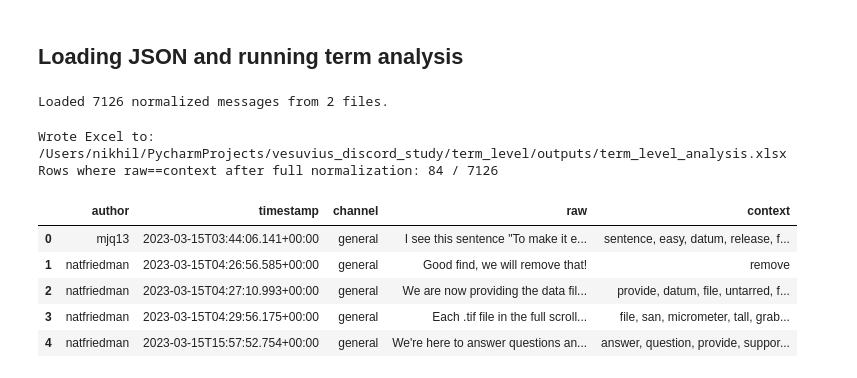
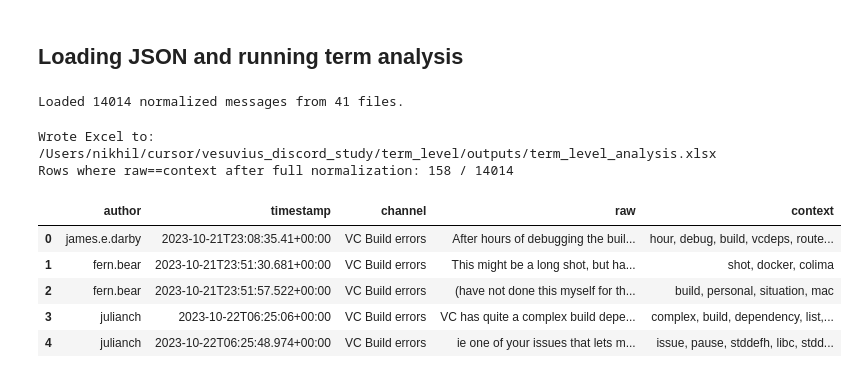
Before and after one commit to akulanikhil/vesuvius_discord_study, a Jupyter notebook: term_level/term_level_streamlined.ipynb, the cells around one changed output. Cells and saved outputs as stored; diff of their text form; code cells hidden in the pictures.

```diff
--- a/term_level/term_level_streamlined.ipynb
+++ b/term_level/term_level_streamlined.ipynb
@@ -136,29 +164,22 @@ def clean_text(text: str) -> str:
 # %%
 def doc_to_tokens(doc_text: str, nlp, stopwords: Set[str]) -> List[str]:
-    t = clean_text(doc_text)
+    t = preprocess_text(doc_text)
     if not t:
         return []
-    t = t.lower()  # lowercase before spaCy to stabilize POS/lemmatization
-    sp = nlp(t)
-    toks = []
-    for token in sp:
-        if cfg.keep_only_alpha and not token.text.isalpha():
+
+    tokens = []
+    for tok in t.split():
+        # partner keeps only alpha tokens
+        if not tok.isalpha():
             continue
-        if cfg.remove_numbers and any(ch.isdigit() for ch in token.text):
-            continue
-        raw = token.text.lower() if cfg.lowercase else token.text
-        norm = token.lemma_.lower() if (cfg.use_lemma and token.lemma_) else raw
-        if contains_greek(norm):
-            norm = "GREEK_LETTERS"  # keep uppercase on purpose
-        if len(norm) < cfg.min_token_len:
-            continue
-        if norm in stopwords:
-            continue
-        toks.append(norm)
-    return toks
 
-def docs_to_token_lists(texts: Iterable[str]) -> List[List[str]]:
-    return [doc_to_tokens(t, nlp, STOPWORDS) for t in texts]
+        # Greek detection should be on raw token text
+        if contains_greek(tok):
+            tokens.append("[GREEK_LANGUAGE]")
+        else:
+            tokens.append(tok)
+
+    return tokens
 # %%
 def bigrams_from_tokens_per_doc(tokens_per_doc: List[List[str]]) -> List[List[Tuple[str,str]]]:
     bigram_docs = []
@@ -225,6 +246,9 @@ def analyze_corpus(docs, top_k=5000, output_dir="/Users/nikhil/PycharmProjects/v
 # %%
 import json
 import os
+import spacy
+
+nlp = spacy.load("en_core_web_sm")
 
 def load_json_records_with_tokens(folder: str) -> List[Dict]:
     records = []
@@ -263,51 +287,51 @@ def load_json_records_with_tokens(folder: str) -> List[Dict]:
     print(f"Loaded {len(records)} normalized messages from {len(files)} files.")
     return records
 
-records = load_json_records_with_tokens("/Users/nikhil/PycharmProjects/vesuvius_discord_study/term_level/filtered_JSON")
+records = load_json_records_with_tokens("/Users/nikhil/cursor/vesuvius_discord_study/term_level/filtered_JSON_all")
 docs_tokens = [r["tokens"] for r in records]  # pretokenized
 # %% [output]
-Loaded 7126 normalized messages from 2 files.
+Loaded 14014 normalized messages from 41 files.
 # %%
 import pandas as pd
 import os
 
-results = analyze_corpus(docs_tokens, top_k=1000, output_dir="/Users/nikhil/PycharmProjects/vesuvius_discord_study/term_level/outputs", pretokenized=True)
+results = analyze_corpus(docs_tokens, top_k=1000, output_dir="/Users/nikhil/cursor/vesuvius_discord_study/term_level/outputs", pretokenized=True)
 
 
 # Build the cleaned-messages DataFrame
 df_msgs = pd.DataFrame(
     [{k: r[k] for k in ["author","timestamp","channel","raw","context"]} for r in records],
     columns=["author","timestamp","channel","raw","context"]
 )
-output_dir="/Users/nikhil/PycharmProjects/vesuvius_discord_study/term_level/outputs"
+output_dir="/Users/nikhil/cursor/vesuvius_discord_study/term_level/outputs"
 xlsx_path = os.path.join(output_dir, "term_level_analysis.xlsx")
 
 # Choose an engine
 engine = None
 try:
     import xlsxwriter  # noqa
     engine = "xlsxwriter"
 except Exception:
     engine = "openpyxl"
 
 with pd.ExcelWriter(xlsx_path, engine=engine) as writer:
     results["unigrams"].to_excel(writer, sheet_name="unigrams", index=False)
     results["bigrams"].to_excel(writer,  sheet_name="bigrams",  index=False)
     results["bigrams_mi"].to_excel(writer, sheet_name="bigrams_mi", index=False)
     df_msgs.to_excel(writer, sheet_name="messages_cleaned", index=False)
 
 print("Wrote Excel to:", xlsx_path)
 
 # Quick sanity check: how many rows remained identical after FULL normalization?
 same = (df_msgs["raw"] == df_msgs["context"]).sum()
 print(f"Rows where raw==context after full normalization: {same} / {len(df_msgs)}")
 df_msgs.head(5)
 # %% [output]
-Wrote Excel to: /Users/nikhil/PycharmProjects/vesuvius_discord_study/term_level/outputs/term_level_analysis.xlsx
-Rows where raw==context after full normalization: 84 / 7126
+Wrote Excel to: /Users/nikhil/cursor/vesuvius_discord_study/term_level/outputs/term_level_analysis.xlsx
+Rows where raw==context after full normalization: 158 / 14014
 |  | author | timestamp | channel | raw | context |
-| 0 | mjq13 | 2023-03-15T03:44:06.141+00:00 | general | I see this sentence "To make it e... | sentence, easy, datum, release, f... |
-| 1 | natfriedman | 2023-03-15T04:26:56.585+00:00 | general | Good find, we will remove that! | remove |
-| 2 | natfriedman | 2023-03-15T04:27:10.993+00:00 | general | We are now providing the data fil... | provide, datum, file, untarred, f... |
-| 3 | natfriedman | 2023-03-15T04:29:56.175+00:00 | general | Each .tif file in the full scroll... | file, san, micrometer, tall, grab... |
-| 4 | natfriedman | 2023-03-15T15:57:52.754+00:00 | general | We're here to answer questions an... | answer, question, provide, suppor... |
+| 0 | james.e.darby | 2023-10-21T23:08:35.41+00:00 | VC Build errors | After hours of debugging the buil... | hour, debug, build, vcdeps, route... |
+| 1 | fern.bear | 2023-10-21T23:51:30.681+00:00 | VC Build errors | This might be a long shot, but ha... | shot, docker, colima |
+| 2 | fern.bear | 2023-10-21T23:51:57.522+00:00 | VC Build errors | (have not done this myself for th... | build, personal, situation, mac |
+| 3 | julianch | 2023-10-22T06:25:06+00:00 | VC Build errors | VC has quite a complex build depe... | complex, build, dependency, list,... |
+| 4 | julianch | 2023-10-22T06:25:48.974+00:00 | VC Build errors | ie one of your issues that lets m... | issue, pause, stddefh, libc, stdd... |
```
Also changed, not shown: parts of 4 cells of this notebook, 1 other file.
